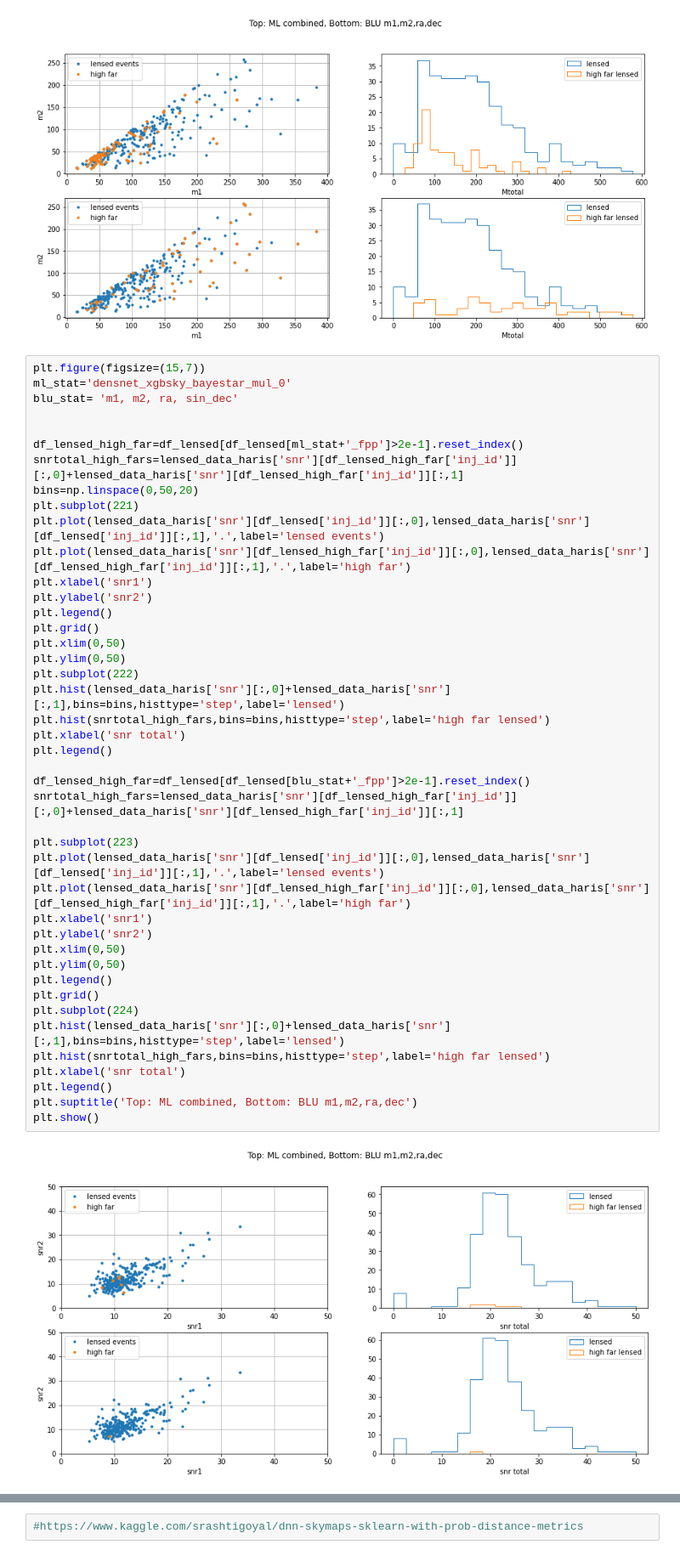
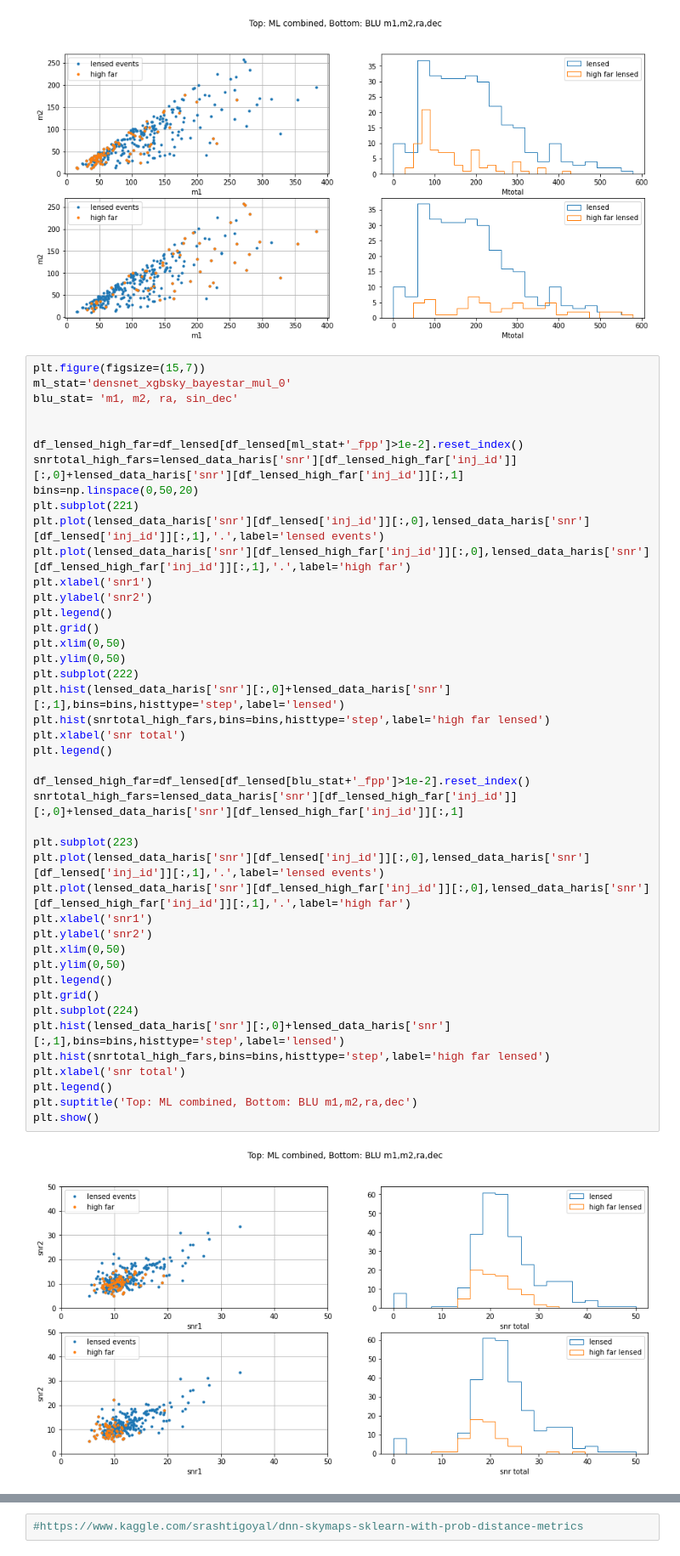
Before and after one commit to srashtig/lensid-15jul-2022, a Jupyter notebook: review/ML_blu_FPPs_inj_pars_investigate.ipynb, the cells around one changed output, grey strips where cells are left out. Shown at 85% size. Cells and saved outputs as stored; diff of their text form.

```diff
--- a/review/ML_blu_FPPs_inj_pars_investigate.ipynb
+++ b/review/ML_blu_FPPs_inj_pars_investigate.ipynb
@@ -589,7 +630,7 @@ ml_stat='densnet_xgbsky_bayestar_mul_0'
 blu_stat= 'm1, m2, ra, sin_dec'
 
 
-df_lensed_high_far=df_lensed[df_lensed[ml_stat+'_fpp']>2e-1].reset_index()
+df_lensed_high_far=df_lensed[df_lensed[ml_stat+'_fpp']>1e-2].reset_index()
 snrtotal_high_fars=lensed_data_haris['snr'][df_lensed_high_far['inj_id']][:,0]+lensed_data_haris['snr'][df_lensed_high_far['inj_id']][:,1]
 bins=np.linspace(0,50,20)
 plt.subplot(221)
@@ -599,34 +640,34 @@ plt.xlabel('snr1')
 plt.ylabel('snr2')
 plt.legend()
 plt.grid()
 plt.xlim(0,50)
 plt.ylim(0,50)
 plt.subplot(222)
 plt.hist(lensed_data_haris['snr'][:,0]+lensed_data_haris['snr'][:,1],bins=bins,histtype='step',label='lensed')
 plt.hist(snrtotal_high_fars,bins=bins,histtype='step',label='high far lensed')
 plt.xlabel('snr total')
 plt.legend()
 
-df_lensed_high_far=df_lensed[df_lensed[blu_stat+'_fpp']>2e-1].reset_index()
+df_lensed_high_far=df_lensed[df_lensed[blu_stat+'_fpp']>1e-2].reset_index()
 snrtotal_high_fars=lensed_data_haris['snr'][df_lensed_high_far['inj_id']][:,0]+lensed_data_haris['snr'][df_lensed_high_far['inj_id']][:,1]
 
 plt.subplot(223)
 plt.plot(lensed_data_haris['snr'][df_lensed['inj_id']][:,0],lensed_data_haris['snr'][df_lensed['inj_id']][:,1],'.',label='lensed events')
 plt.plot(lensed_data_haris['snr'][df_lensed_high_far['inj_id']][:,0],lensed_data_haris['snr'][df_lensed_high_far['inj_id']][:,1],'.',label='high far')
 plt.xlabel('snr1')
 plt.ylabel('snr2')
 plt.xlim(0,50)
 plt.ylim(0,50)
 plt.legend()
 plt.grid()
 plt.subplot(224)
 plt.hist(lensed_data_haris['snr'][:,0]+lensed_data_haris['snr'][:,1],bins=bins,histtype='step',label='lensed')
 plt.hist(snrtotal_high_fars,bins=bins,histtype='step',label='high far lensed')
 plt.xlabel('snr total')
 plt.legend()
 plt.suptitle('Top: ML combined, Bottom: BLU m1,m2,ra,dec')
 plt.show()
 # %% [output]
-[figure, old version]
+[figure, new version]
 # %%
 ml_stat='xgb_dense_QTS_0'
```
Also changed, not shown: parts of 18 cells of this notebook.
